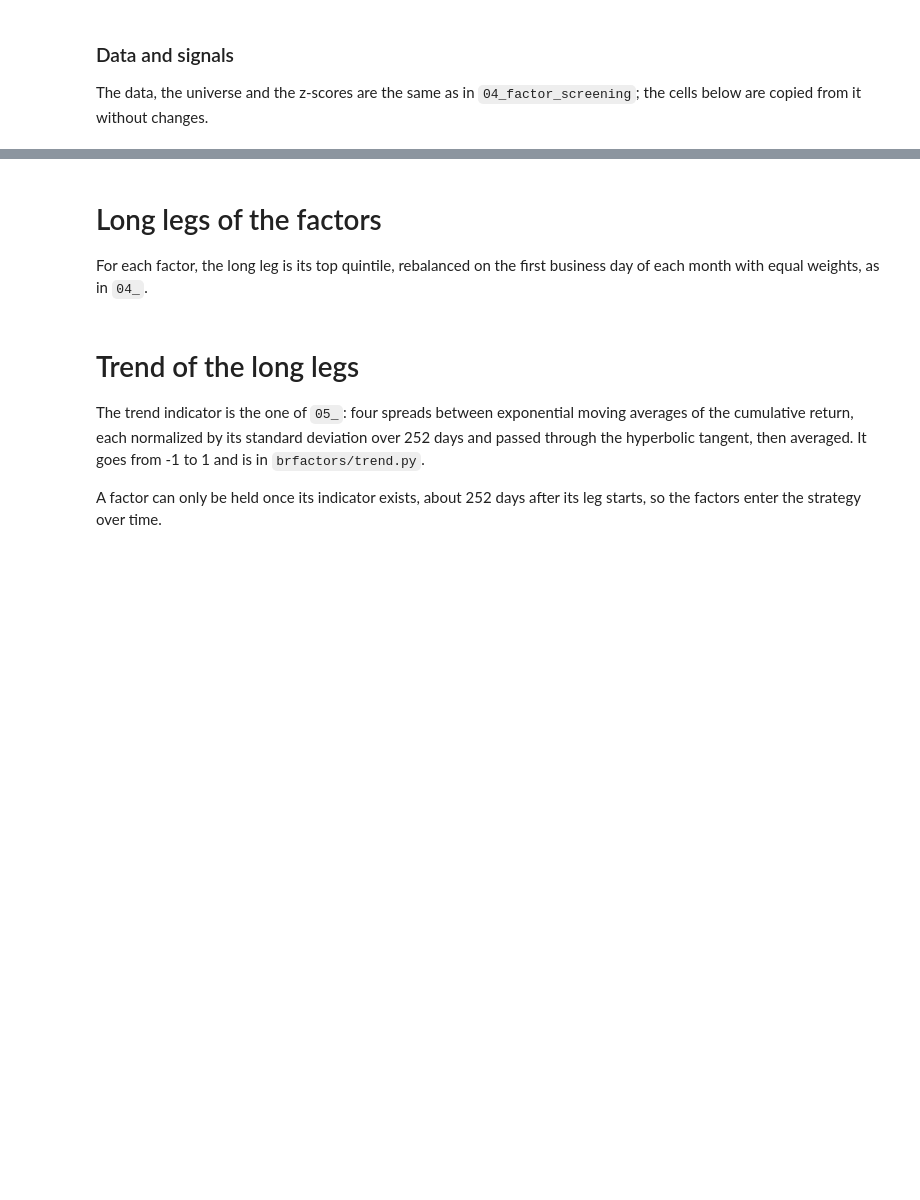
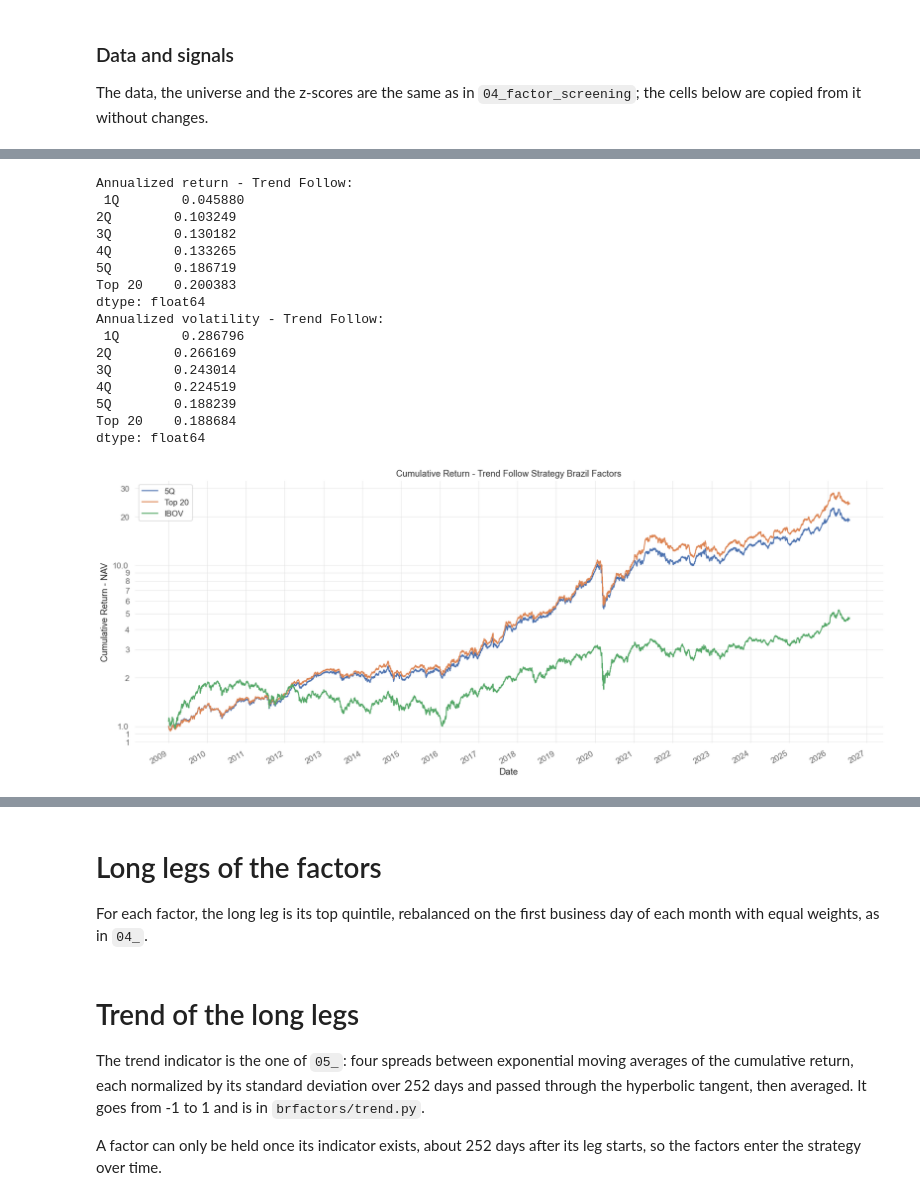
Before and after one commit to pedroandion/brazil-equity-factors, a Jupyter notebook: 06_factor_trend_long_only.ipynb, the cells around one changed output, grey strips where cells are left out. Drawn from its saved outputs; the diff is of its cells as text; code cells hidden in the pictures; blank space fills up the shorter version.

```diff
--- a/06_factor_trend_long_only.ipynb
+++ b/06_factor_trend_long_only.ipynb
@@ -318,0 +377,60 @@ trend_factors = ['Value Composite', 'Profitability Composite', 'Growth Composite
+# %%
+# Creates a dictionary with the 5 quintiles and their companies
+quintiles = {'{:.0f}Q'.format((n+2)/2): get_quintiles(n/10, (n+2)/10, stock_trend_signal) for n in range(0,10, 2)}
+# Calculates the daily return for all quintiles
+quintiles_returns = {k: backtest_quintiles(prices_df, v, daily_rebalance_dates, market_value) for k,v in zip(quintiles.keys(), quintiles.values())}
+
+bottom_20, top_20 = get_longshort_amount(20, stock_trend_signal)
+top_returns = backtest_quintiles(prices_df, top_20, daily_rebalance_dates, market_value)
+
+quintiles_returns.update({'Top 20': top_returns})
+# %%
+# sig_mean = stock_trend_signal_adj.get(['Profitability Composite', 'Value Composite', 'Growth Composite', 'Momentum', 'Low Vol']).mean(axis = 1)
+# sig_sum = stock_trend_signal_adj.get(['Profitability Composite', 'Value Composite', 'Growth Composite', 'Momentum', 'Low Vol']).sum(axis = 1)
+# sig_wgts = stock_trend_signal_adj.get(['Profitability Composite', 'Value Composite', 'Growth Composite', 'Momentum', 'Low Vol']).div(sig_sum, axis = 0).fillna(1/5).mul(sig_mean, axis = 0)
+# ret_test = factors_quintiles_returns_df.mul(sig_wgts.shift(0)).sum(axis = 1).loc[date(2012,1,1):]
+
+quintiles_returns_df = pd.DataFrame(quintiles_returns).dropna(how = 'all')
+quintiles_returns_df[['5Q', 'Top 20']].add(1).cumprod().plot(figsize = (20,8), title = 'Cumulative Return - Trend Follow Strategy Brazil Factors', label = 'Trend Follow')
+benchmarks['IBOV'].loc[quintiles_returns_df.index].add(1).cumprod().plot(figsize = (20,8), title = 'Cumulative Return - Trend Follow Strategy Brazil Factors', label = 'IBOV')
+
+plt.legend()
+plt.yscale('log')
+plt.ylabel('Cumulative Return - NAV')
+plt.xlabel('Date')
+
+# Adjusts the number of ticks on the Y axis
+plt.gca().yaxis.set_major_locator(ticker.LogLocator(base=10.0))  # Major ticks
+plt.gca().yaxis.set_minor_locator(ticker.LogLocator(base=10.0, subs = 'auto'))  # Minor ticks
+
+# Formats the Y axis values for better readability
+plt.gca().yaxis.set_major_formatter(ticker.ScalarFormatter())
+plt.gca().yaxis.set_minor_formatter(ticker.ScalarFormatter())
+
+# Sets the X axis spacing to 1 year
+plt.gca().xaxis.set_major_locator(mdates.YearLocator(1))  # Major ticks every 1 year
+plt.gca().xaxis.set_major_formatter(mdates.DateFormatter('%Y'))  # Formats the dates to show only the year
+
+# Adds grid lines for the major and minor ticks
+plt.grid(True, which='both')
+
+print('Annualized return - Trend Follow:\n', quintiles_returns_df.mean() * 252)
+print('Annualized volatility - Trend Follow:\n', quintiles_returns_df.std() * np.sqrt(252))
+# %% [output]
+Annualized return - Trend Follow:
+ 1Q        0.045880
+2Q        0.103249
+3Q        0.130182
+4Q        0.133265
+5Q        0.186719
+Top 20    0.200383
+dtype: float64
+Annualized volatility - Trend Follow:
+ 1Q        0.286796
+2Q        0.266169
+3Q        0.243014
+4Q        0.224519
+5Q        0.188239
+Top 20    0.188684
+dtype: float64
+[figure, added]
```
Also changed, not shown: parts of 13 cells of this notebook.
